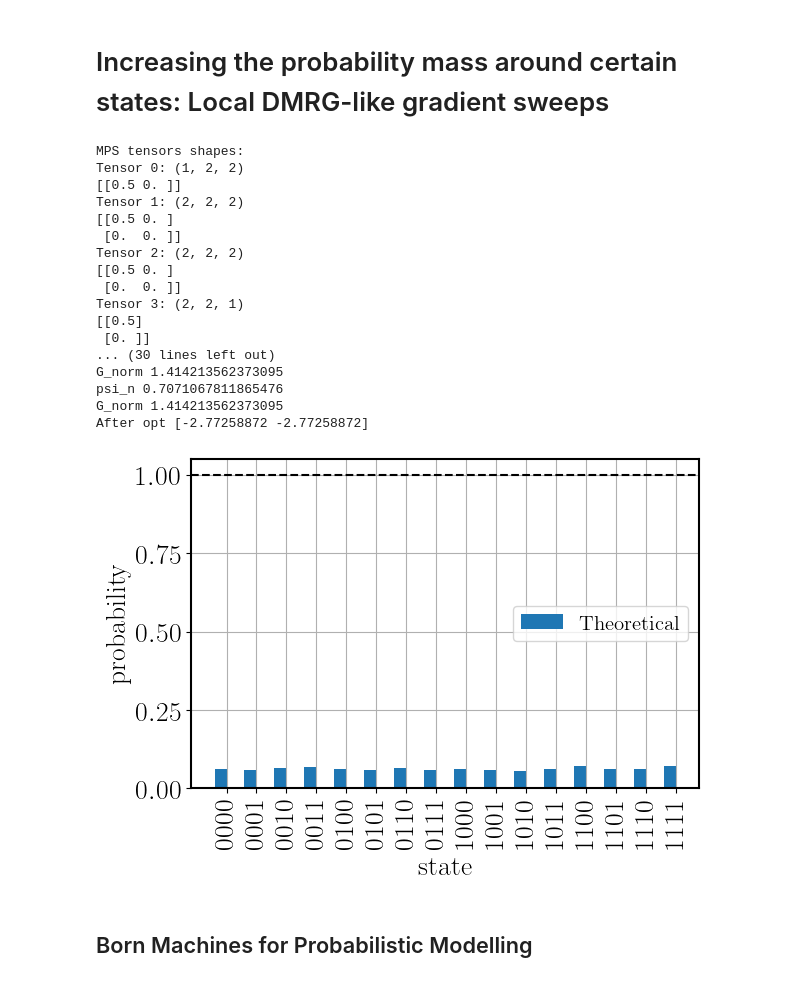
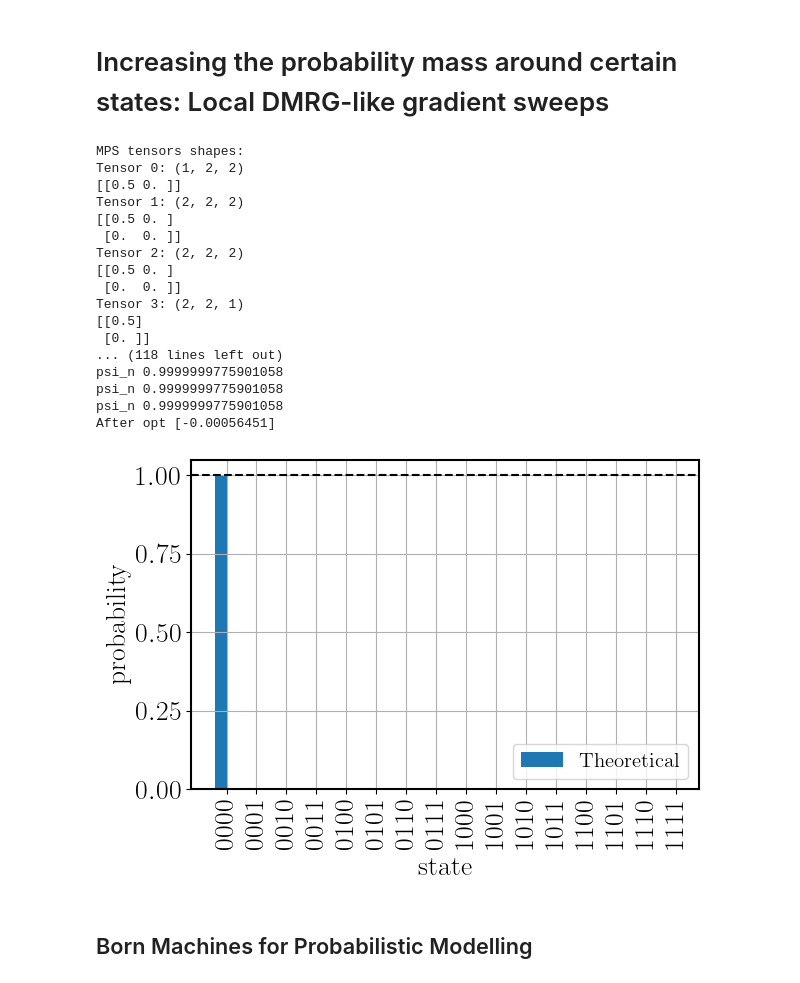
Before and after one commit to ZekiZeybek/Tensor-Train-EDA, a Jupyter notebook: notebook/tt_pmf.ipynb, the cells around one changed output. Cells and saved outputs as stored; diff of their text form; code cells hidden in the pictures.

```diff
--- a/notebook/tt_pmf.ipynb
+++ b/notebook/tt_pmf.ipynb
@@ -91,49 +91,49 @@ for i, tnsr in enumerate(P2_tnsrs):
     print(f"Tensor {i}: {tnsr.shape}")
     print(tnsr[:,0,:])
 
-opt_samples = np.array([[0,0,0,0],[1,1,1,1]])
+opt_samples = np.array([[0,0,0,0]])
 
 
 
 print('Before opt',P2.log_likelihood_1norm_samples(opt_samples))
-P2.one_site_batch_grad_default(opt_samples, steps_per_site=1,num_sweeps=1,learning_rate=0.001)
+P2.one_site_batch_grad_default(opt_samples, steps_per_site=1,num_sweeps=10,learning_rate=0.5)
 
 num_samples = 5000
 samples = P2.seq_sample_from(num_samples=num_samples,seed=1234)
 
 print('After opt',P2.log_likelihood_1norm_samples(opt_samples))
 Q = tnpd.P_empirical(samples=samples, L=L)
 
 x = np.arange(2**L2)
 plt.bar(x - 0.2, Q, 0.4, label="Theoretical")
 # plt.bar(x + 0.2, Q, 0.4, label="Empirical")
 plt.xticks(x, [format(i, f'0{L}b') for i in range(2**L2)], rotation=90)
 plt.xlabel("state")
 plt.grid()
 plt.ylabel("probability")
 plt.axhline(1.0, color='k', linestyle='--')
 plt.legend()
 plt.tight_layout()
 plt.show()
 # %% [output]
 MPS tensors shapes:
 Tensor 0: (1, 2, 2)
 [[0.5 0. ]]
 Tensor 1: (2, 2, 2)
 [[0.5 0. ]
  [0.  0. ]]
 Tensor 2: (2, 2, 2)
 [[0.5 0. ]
  [0.  0. ]]
 Tensor 3: (2, 2, 1)
 [[0.5]
  [0. ]]
-... (30 lines left out)
-G_norm 1.414213562373095
-psi_n 0.7071067811865476
-G_norm 1.414213562373095
-After opt [-2.77258872 -2.77258872]
+... (118 lines left out)
+psi_n 0.9999999775901058
+psi_n 0.9999999775901058
+psi_n 0.9999999775901058
+After opt [-0.00056451]
-[figure, old version]
+[figure, new version]
 # %% [markdown]
 ## Born Machines for Probabilistic Modelling
 # %%
```
